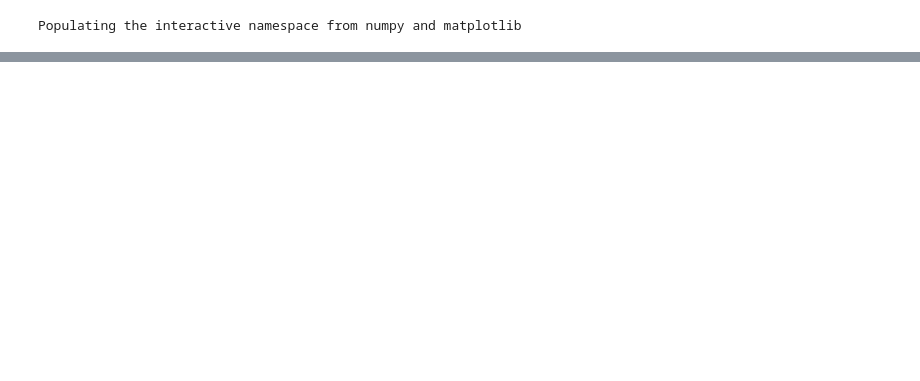
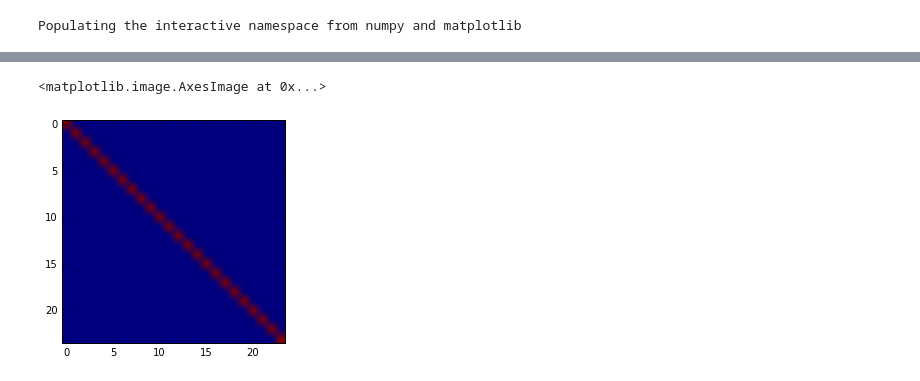
Before and after one commit to JamesPHoughton/Dissertation, a Jupyter notebook: source/Original_Models/Propagating_Edges/Social construction of meaning - framing processes.ipynb, the cells around one changed output, grey strips where cells are left out. Cells and saved outputs as stored; diff of their text form; code cells hidden in the pictures; blank space fills up the shorter version.

```diff
--- a/source/Original_Models/Propagating_Edges/Social construction of meaning - framing processes.ipynb
+++ b/source/Original_Models/Propagating_Edges/Social construction of meaning - framing processes.ipynb
@@ -101,0 +91,6 @@ nx.
+# %%
+s.step()
+plt.imshow(s.mind_similarity())
+# %% [output]
+<matplotlib.image.AxesImage at 0x...>
+[figure, added]
```
Also changed, not shown: parts of 19 cells of this notebook, 5 other files.
